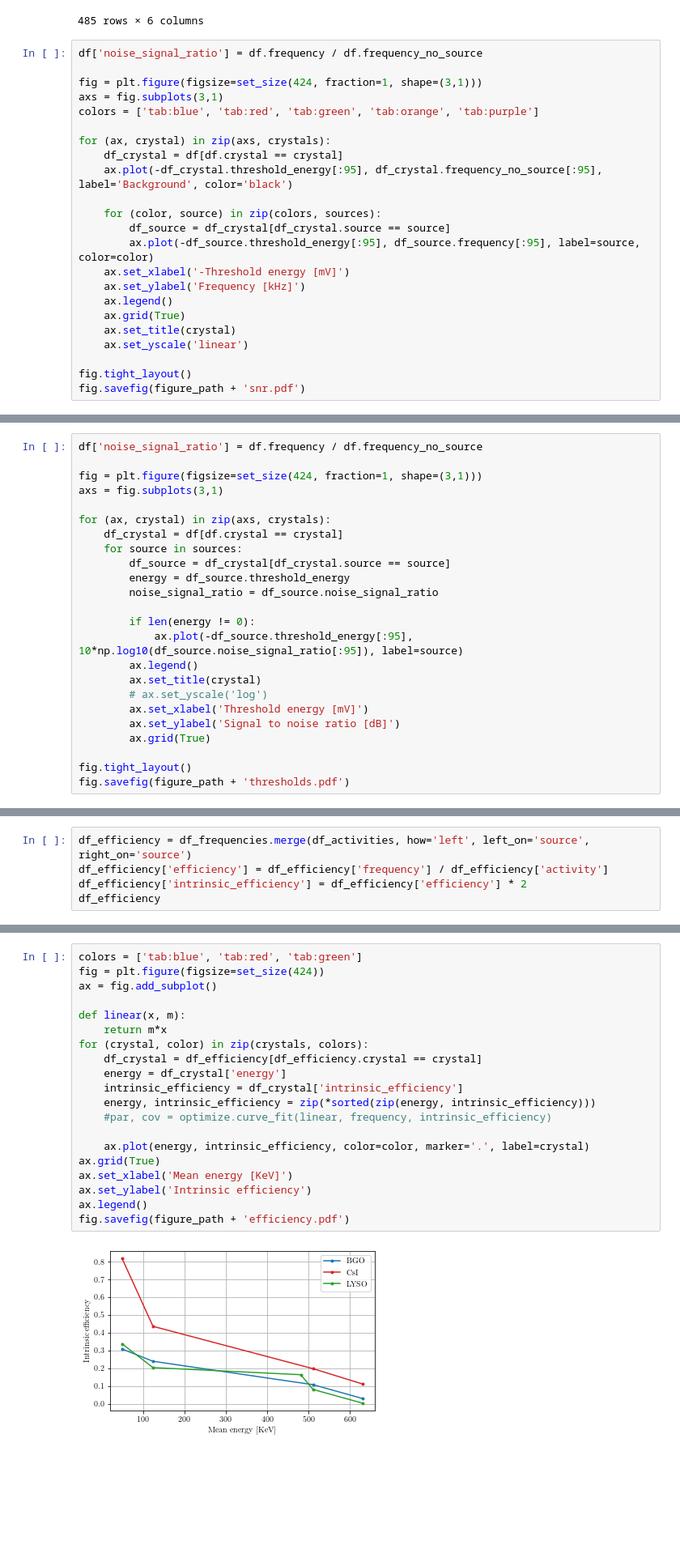
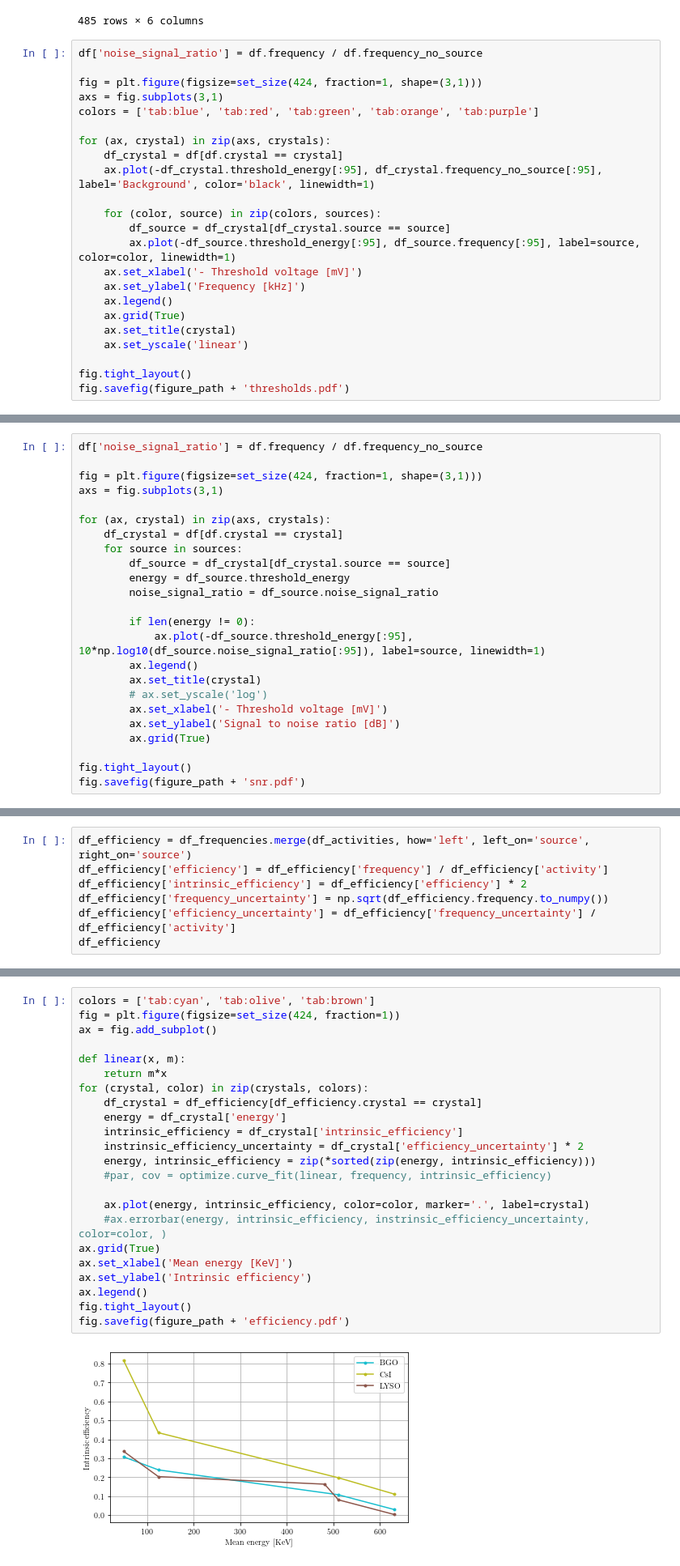
Before and after one commit to nicmontalti/PL4-GMA, a Jupyter notebook: analysis/threshold.ipynb, the cells around one changed output, grey strips where cells are left out. Shown: that part at 81% size. Cells and saved outputs as stored; diff of their text form; blank space fills up the shorter version.

```diff
--- a/analysis/threshold.ipynb
+++ b/analysis/threshold.ipynb
@@ -116,12 +116,12 @@ colors = ['tab:blue', 'tab:red', 'tab:green', 'tab:orange', 'tab:purple']
 
 for (ax, crystal) in zip(axs, crystals):
     df_crystal = df[df.crystal == crystal]
-    ax.plot(-df_crystal.threshold_energy[:95], df_crystal.frequency_no_source[:95], label='Background', color='black')
+    ax.plot(-df_crystal.threshold_energy[:95], df_crystal.frequency_no_source[:95], label='Background', color='black', linewidth=1)
 
     for (color, source) in zip(colors, sources):
         df_source = df_crystal[df_crystal.source == source]
-        ax.plot(-df_source.threshold_energy[:95], df_source.frequency[:95], label=source, color=color)
-    ax.set_xlabel('-Threshold energy [mV]')
+        ax.plot(-df_source.threshold_energy[:95], df_source.frequency[:95], label=source, color=color, linewidth=1)
+    ax.set_xlabel('- Threshold voltage [mV]')
     ax.set_ylabel('Frequency [kHz]')
     ax.legend()
     ax.grid(True)
@@ -129,5 +129,5 @@ for (ax, crystal) in zip(axs, crystals):
     ax.set_yscale('linear')
 
 fig.tight_layout()
-fig.savefig(figure_path + 'snr.pdf')
+fig.savefig(figure_path + 'thresholds.pdf')
 # %% [output]
@@ -146,14 +146,14 @@ for (ax, crystal) in zip(axs, crystals):
         noise_signal_ratio = df_source.noise_signal_ratio
 
         if len(energy != 0):
-            ax.plot(-df_source.threshold_energy[:95], 10*np.log10(df_source.noise_signal_ratio[:95]), label=source)
+            ax.plot(-df_source.threshold_energy[:95], 10*np.log10(df_source.noise_signal_ratio[:95]), label=source, linewidth=1)
         ax.legend()
         ax.set_title(crystal)
         # ax.set_yscale('log')
-        ax.set_xlabel('Threshold energy [mV]')
+        ax.set_xlabel('- Threshold voltage [mV]')
         ax.set_ylabel('Signal to noise ratio [dB]')
         ax.grid(True)
 
 fig.tight_layout()
-fig.savefig(figure_path + 'thresholds.pdf')
+fig.savefig(figure_path + 'snr.pdf')
 # %% [output]
@@ -236,6 +236,8 @@ df_activities
 df_efficiency = df_frequencies.merge(df_activities, how='left', left_on='source', right_on='source')
 df_efficiency['efficiency'] = df_efficiency['frequency'] / df_efficiency['activity']
 df_efficiency['intrinsic_efficiency'] = df_efficiency['efficiency'] * 2
+df_efficiency['frequency_uncertainty'] = np.sqrt(df_efficiency.frequency.to_numpy())
+df_efficiency['efficiency_uncertainty'] = df_efficiency['frequency_uncertainty'] / df_efficiency['activity']
 df_efficiency
 # %% [output]
 |  | crystal | date_x | source | threshold_energy | frequency | frequency_no_source | noise_signal_ratio | ... |
@@ -253,24 +255,27 @@ df_efficiency
 | 11 | LYSO | 28-07-21 | Co-60 RO15 | -60 | 727.000 | 154.00000 | 4.720779 | ... |
 | 12 | LYSO | 28-07-21 | Co-60 LE859 | -60 | 6404.670 | 154.00000 | 41.588766 | ... |
 # %%
-colors = ['tab:blue', 'tab:red', 'tab:green']
-fig = plt.figure(figsize=set_size(424))
+colors = ['tab:cyan', 'tab:olive', 'tab:brown']
+fig = plt.figure(figsize=set_size(424, fraction=1))
 ax = fig.add_subplot()
 
 def linear(x, m):
     return m*x
 for (crystal, color) in zip(crystals, colors):
     df_crystal = df_efficiency[df_efficiency.crystal == crystal]
     energy = df_crystal['energy']
     intrinsic_efficiency = df_crystal['intrinsic_efficiency']
+    instrinsic_efficiency_uncertainty = df_crystal['efficiency_uncertainty'] * 2
     energy, intrinsic_efficiency = zip(*sorted(zip(energy, intrinsic_efficiency)))
     #par, cov = optimize.curve_fit(linear, frequency, intrinsic_efficiency)
 
     ax.plot(energy, intrinsic_efficiency, color=color, marker='.', label=crystal)
+    #ax.errorbar(energy, intrinsic_efficiency, instrinsic_efficiency_uncertainty, color=color, )
 ax.grid(True)
 ax.set_xlabel('Mean energy [KeV]')
 ax.set_ylabel('Intrinsic efficiency')
 ax.legend()
+fig.tight_layout()
 fig.savefig(figure_path + 'efficiency.pdf')
 # %% [output]
-[figure, old version]
+[figure, new version]
```
Also changed, not shown: parts of 4 cells of this notebook, 1 other file.
